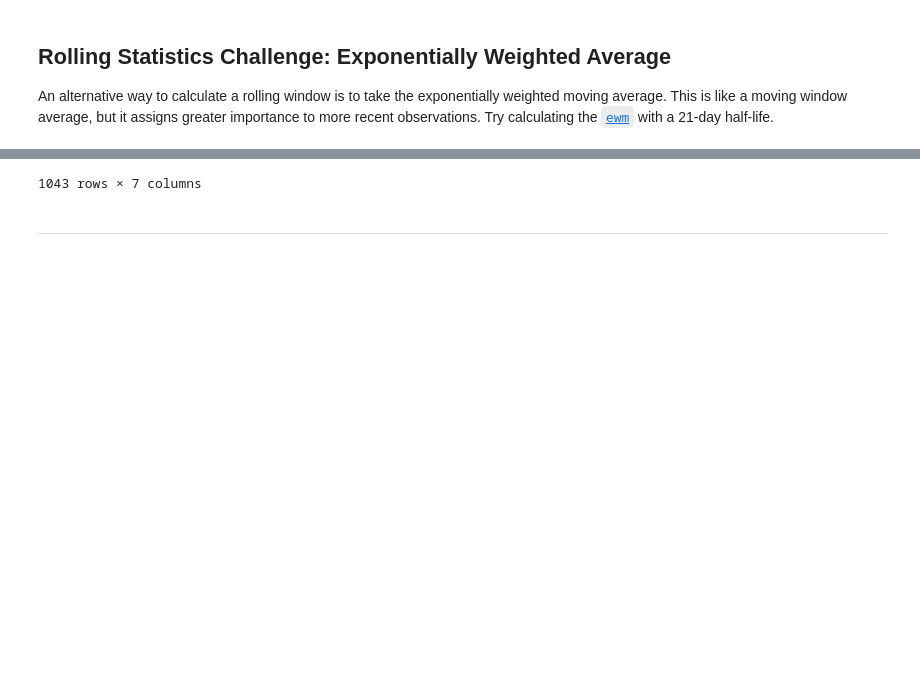
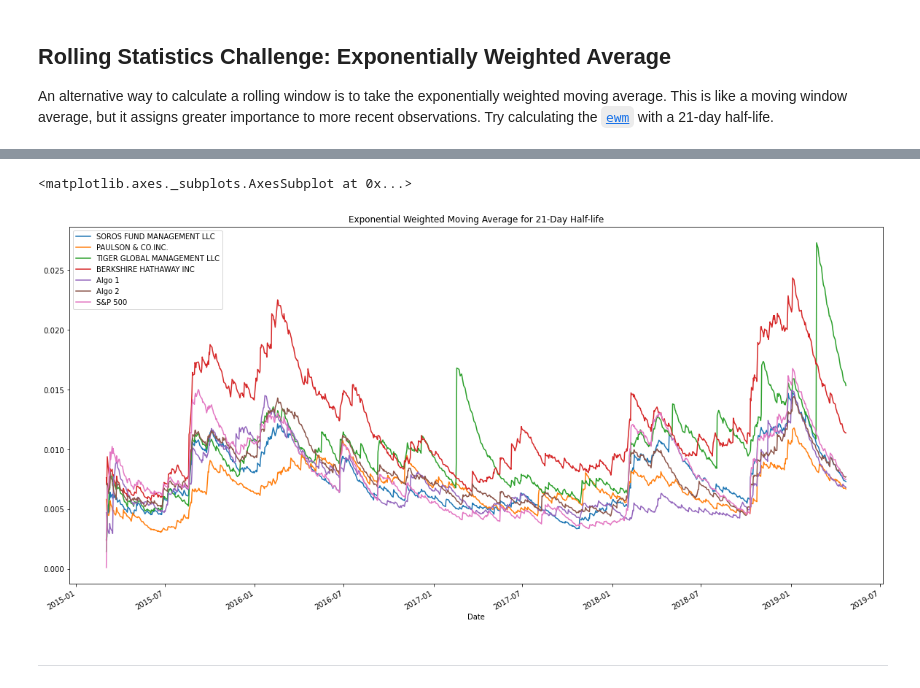
Before and after one commit to mauricedure/Whale_Off_The_Portfolio, a Jupyter notebook: whale_analysis.ipynb, the cells around one changed output, grey strips where cells are left out. Cells and saved outputs as stored; diff of their text form; code cells hidden in the pictures; blank space fills up the shorter version.

```diff
--- a/whale_analysis.ipynb
+++ b/whale_analysis.ipynb
@@ -367,5 +367,5 @@ sp500_beta.plot(figsize=(20,10), title='Berkshire Hathaway Beta Trend')
 An alternative way to calculate a rolling window is to take the exponentially weighted moving average. This is like a moving window average, but it assigns greater importance to more recent observations. Try calculating the [`ewm`](https://pandas.pydata.org/pandas-docs/stable/reference/api/pandas.DataFrame.ewm.html) with a 21-day half-life.
 # %%
 # Use `ewm` to calculate the rolling window
-column_append_data.ewm(com=None, span=None, halflife=21, alpha=None, min_periods=0, adjust=True, ignore_na=False, axis=0).std()#.plot(figsize=(20,10),title='Exponential Weighted Moving Average for 21-Day Half-life')
+column_append_data.ewm(com=None, span=None, halflife=21, alpha=None, min_periods=0, adjust=True, ignore_na=False, axis=0).std().plot(figsize=(20,10),title='Exponential Weighted Moving Average for 21-Day Half-life')
 # %% [output]
@@ -385,4 +372,5 @@ column_append_data.ewm(com=None, span=None, halflife=21, alpha=None, min_periods
-1043 rows × 7 columns
+<matplotlib.axes._subplots.AxesSubplot at 0x...>
+[figure, added]
 # %% [markdown]
 ---
 # %% [markdown]
```
Also changed, not shown: parts of 21 cells of this notebook.
